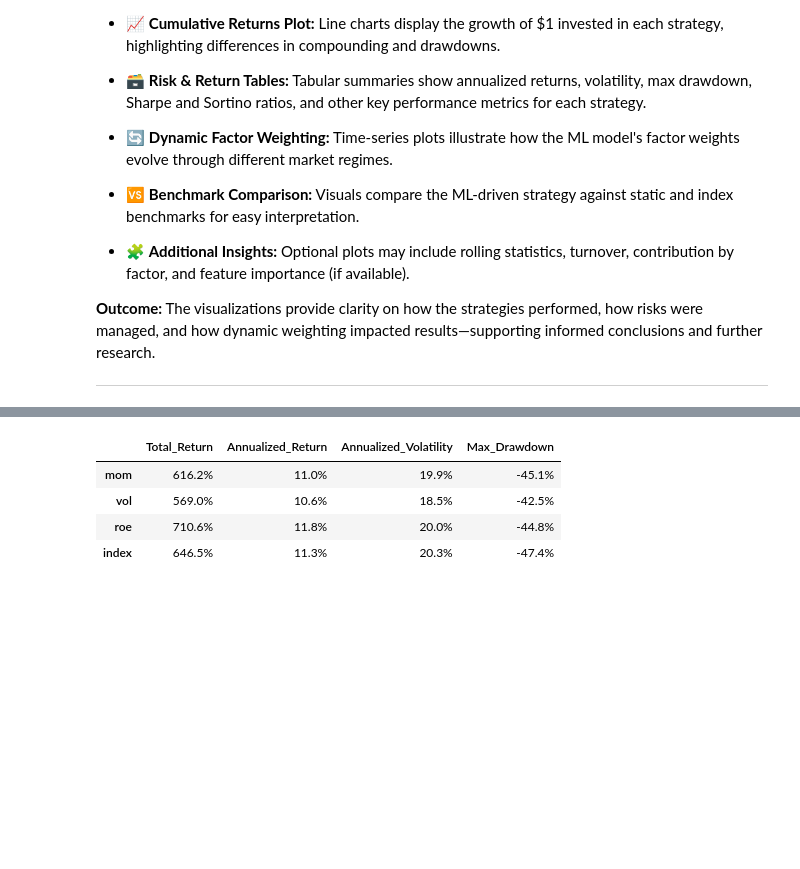
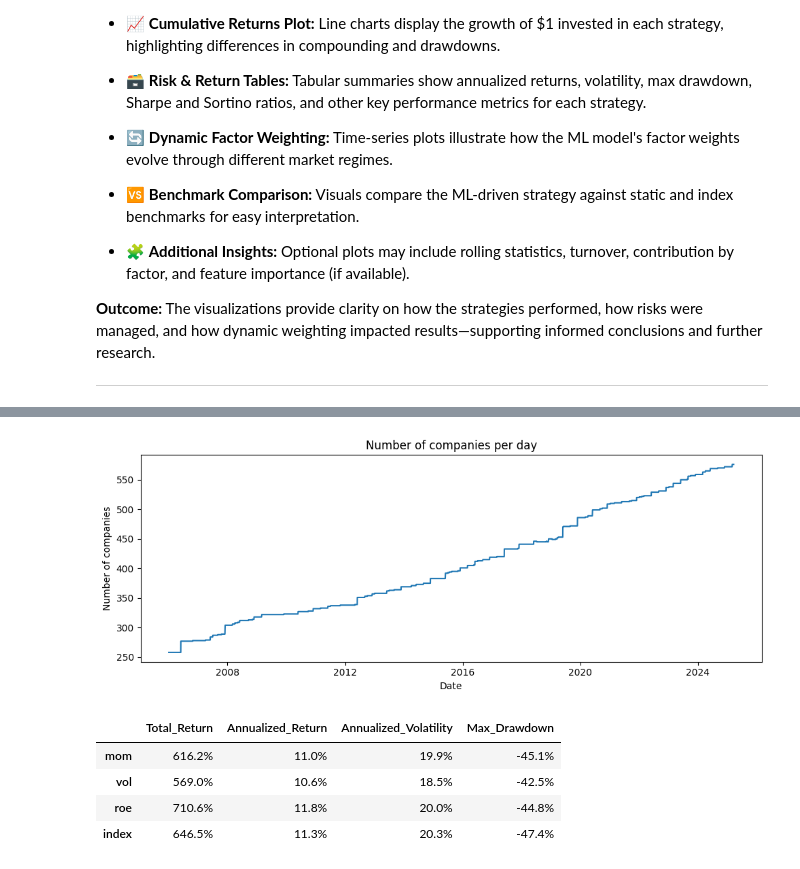
Before and after one commit to zinkjona/CPF_FINAL_PROJECT, a Jupyter notebook: ML_Multifactor.ipynb, the cells around one changed output, grey strips where cells are left out. Cells and saved outputs as stored; diff of their text form; code cells hidden in the pictures; blank space fills up the shorter version.

```diff
--- a/ML_Multifactor.ipynb
+++ b/ML_Multifactor.ipynb
@@ -142,3 +153,8 @@ results = run_ml_backtests([dict(name="Descriptives")], params_)
+# %%
+for res in results:
+    display(res['GetStockScores'].numb_companies_fig)
+# %% [output]
+[figure, added]
 # %%
 df = pd.concat([res['GetStockScores'].factor_stats for res in results])
 display(df.style.format('{:.1%}'))
```
Also changed, not shown: parts of 9 cells of this notebook, 1 other file.
